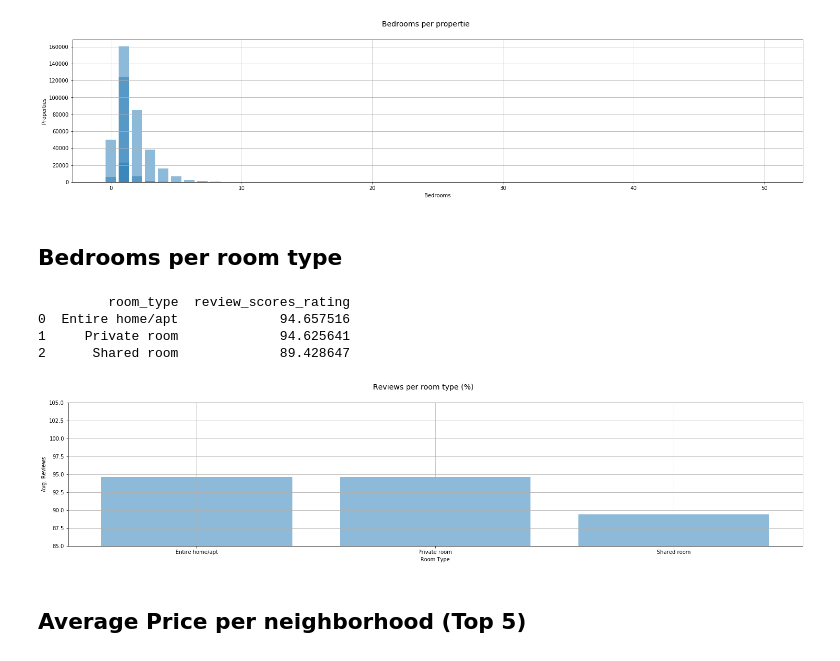
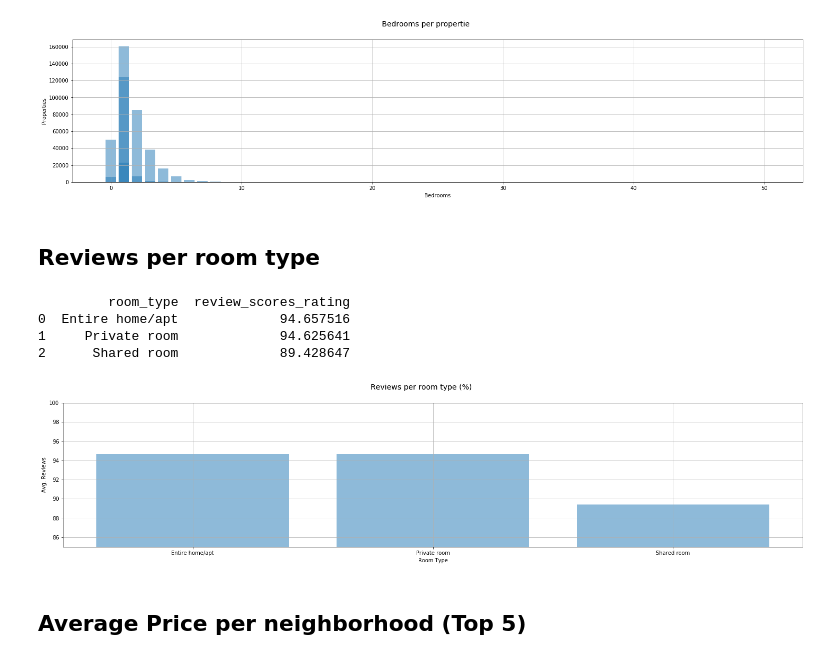
Before and after one commit to jorgelmarquez94/Project1, a Jupyter notebook: Airbnb_Front_End.ipynb, the cells around one changed output. Cells and saved outputs as stored; diff of their text form; code cells hidden in the pictures.

```diff
--- a/Airbnb_Front_End.ipynb
+++ b/Airbnb_Front_End.ipynb
@@ -363,15 +364,15 @@ room_type  bedrooms  Entire home/apt  Private room  Shared room
 16             50.0              7.0           0.0          0.0
 [figure]
 # %% [markdown]
-## Bedrooms per room type
+## Reviews per room type
 # %%
-city.review_type_room([0,0],[85,105])
+city.review_type_room([0,0],[85,100])
 # %% [output]
          room_type  review_scores_rating
 0  Entire home/apt             94.657516
 1     Private room             94.625641
 2      Shared room             89.428647
-[figure, old version]
+[figure, new version]
 # %% [markdown]
 ## Average Price per neighborhood (Top 5)
 # %%
```
Also changed, not shown: parts of 1 cell of this notebook.
